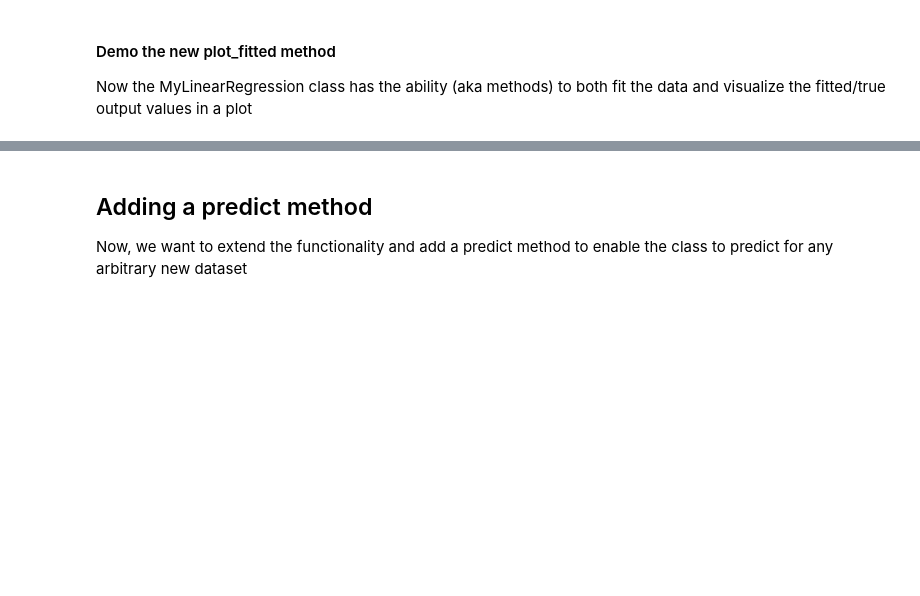
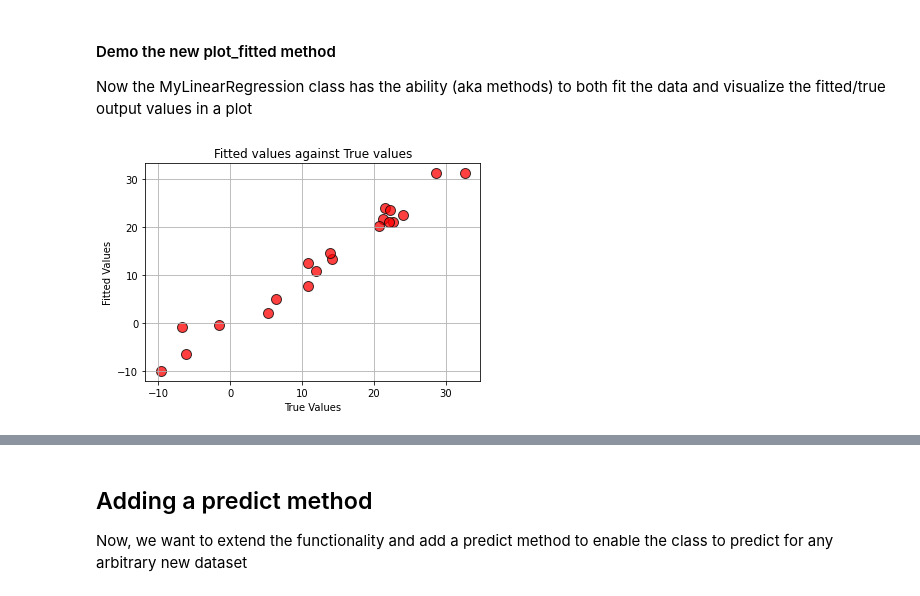
Before and after one commit to SohanAlam/Personal_exercises, a Jupyter notebook: Chapter1/OOP/lr_oop.ipynb, the cells around one changed output, grey strips where cells are left out. Saved outputs shown, nothing was run; the diff lists cells and outputs as text; code cells hidden in the pictures; blank space fills up the shorter version.

```diff
--- a/Chapter1/OOP/lr_oop.ipynb
+++ b/Chapter1/OOP/lr_oop.ipynb
@@ -258,9 +292,14 @@ class MyLinearRegression:
 Now the MyLinearRegression class has the ability (aka methods) to both fit the data and visualize the fitted/true output values in a plot
 # %%
 # A fresh instance
+fresh = MyLinearRegression()
+# Fitting with the data
 
-# Fitting with the data
+fresh.fit(X,y)
 # %%
 # Call the 'plot_fitted' method
+fresh.plot_fitted()
+# %% [output]
+[figure, added]
 # %%
 # We can pass on a switch 'reference_line' to draw a 45-degree reference line on the plot
```
Also changed, not shown: parts of 23 cells of this notebook, 3 other files.
